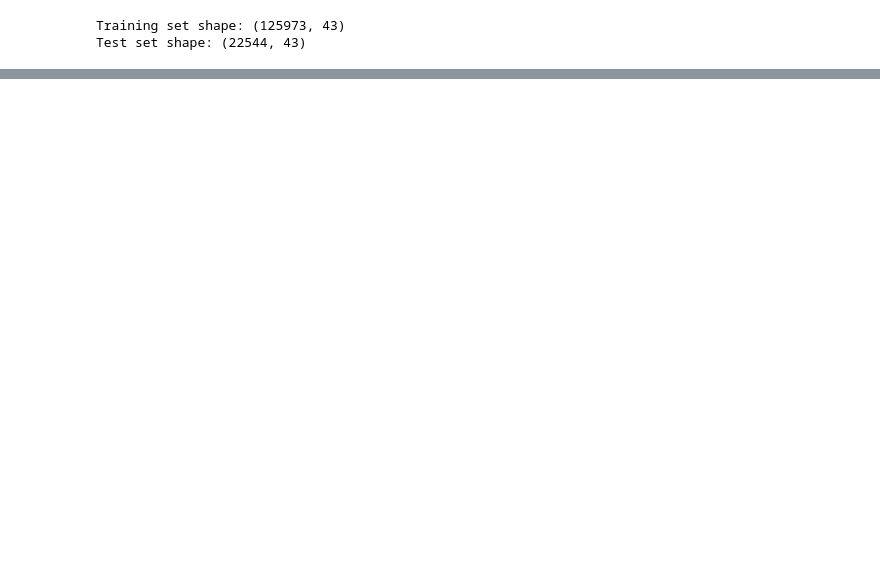
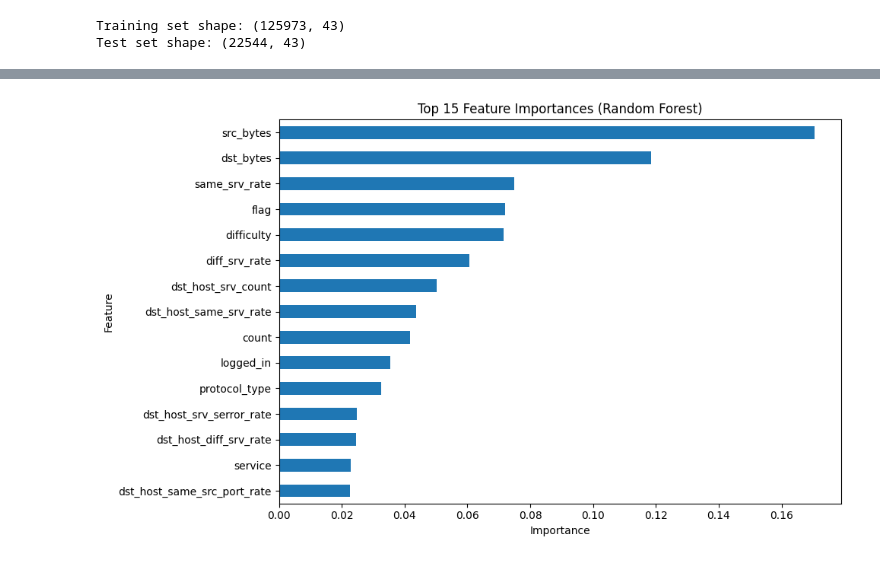
Before and after one commit to tamaghnakundu/network-intrusion-detection, a Jupyter notebook: ids.ipynb, the cells around one changed output, grey strips where cells are left out. Drawn from its saved outputs; the diff is of its cells as text; code cells hidden in the pictures; blank space fills up the shorter version.

Commit message:
Initial IDS implementation using Random Forest and Logistic Regression

```diff
--- a/ids.ipynb
+++ b/ids.ipynb
@@ -51,14 +58,16 @@ for col in ['protocol_type','service','flag']:
 # %%
-# Split features (X) and target labels (y)
-X_train = train.drop('label', axis=1)
-y_train = train['label']
+def prepare_data(train, test):
 
-X_test = test.drop('label', axis=1)
-y_test = test['label']
+    X_train = train.drop('label', axis=1)
+    y_train = train['label']
 
+    X_test = test.drop('label', axis=1)
+    y_test = test['label']
 
-# Replace any missing values with 0
-# to ensure clean numeric input for model training
-X_train = X_train.fillna(0)
-X_test = X_test.fillna(0)
+    X_train = X_train.fillna(0)
+    X_test = X_test.fillna(0)
+
+    return X_train, X_test, y_train, y_test
+
+X_train, X_test, y_train, y_test = prepare_data(train,test)
 # %%
@@ -145,16 +161,31 @@ X_test_scaled = scaler.transform(X_test)
 # %%
-from sklearn.linear_model import LogisticRegression
+# Feature importance from Random Forest
 
-# Initialize Logistic Regression model
-model_lr = LogisticRegression(
-    class_weight='balanced',
-    max_iter=5000,
-    random_state=42
+feature_importance = pd.Series(
+    model_rf.feature_importances_,
+    index=X_train.columns
 )
 
-# Train Logistic Regression model
-model_lr.fit(X_train_scaled, y_train)
+# Top 15 features
+top_features = feature_importance.sort_values(
+    ascending=False
+).head(15)
 
-# Generate predictions on test data
-pred_lr = model_lr.predict(X_test_scaled)
+plt.figure(figsize=(10,6))
+
+top_features.plot(
+    kind='barh'
+)
+
+plt.xlabel("Importance")
+plt.ylabel("Feature")
+plt.title("Top 15 Feature Importances (Random Forest)")
+
+plt.gca().invert_yaxis()
+
+plt.tight_layout()
+
+plt.show()
+# %% [output]
+[figure, added]
 # %%
```
Also changed, not shown: parts of 8 cells of this notebook.
